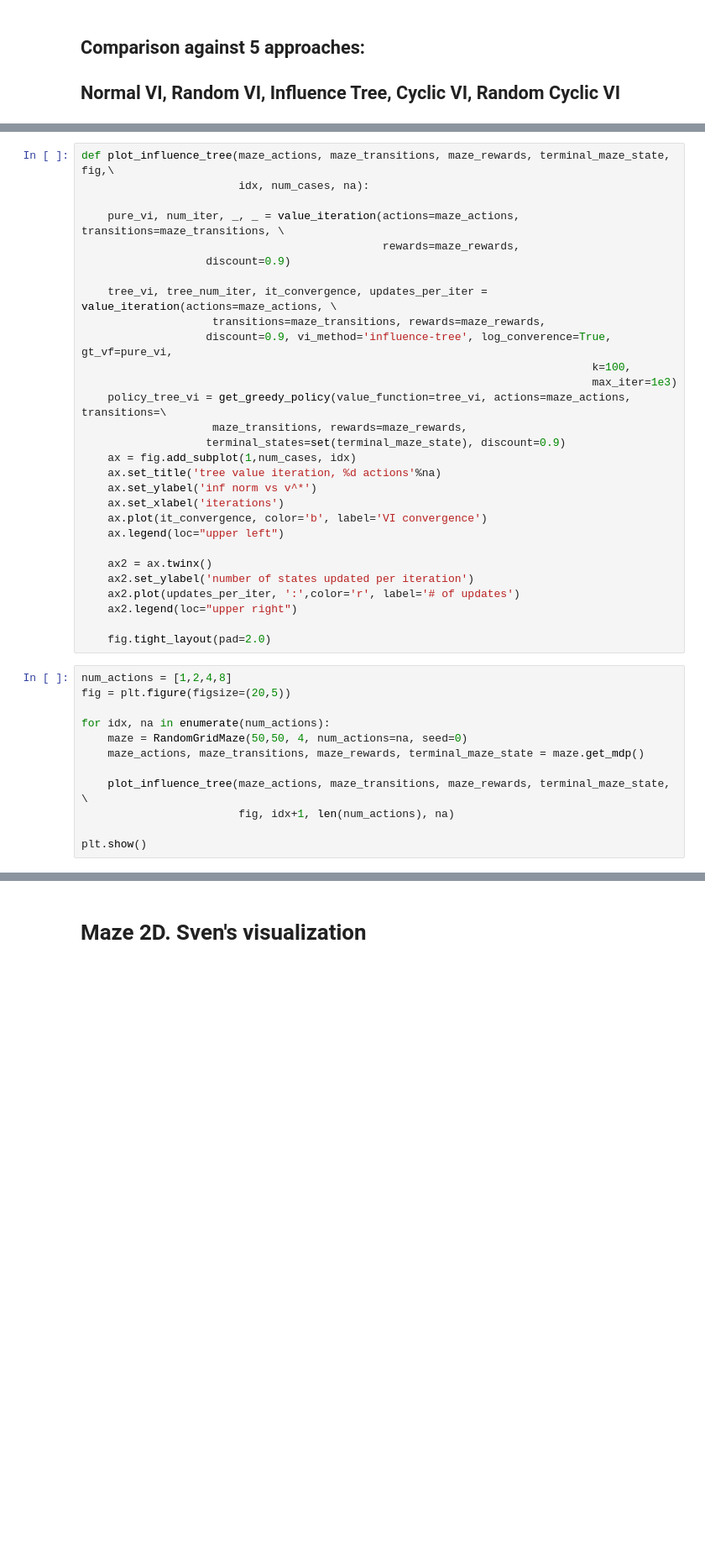
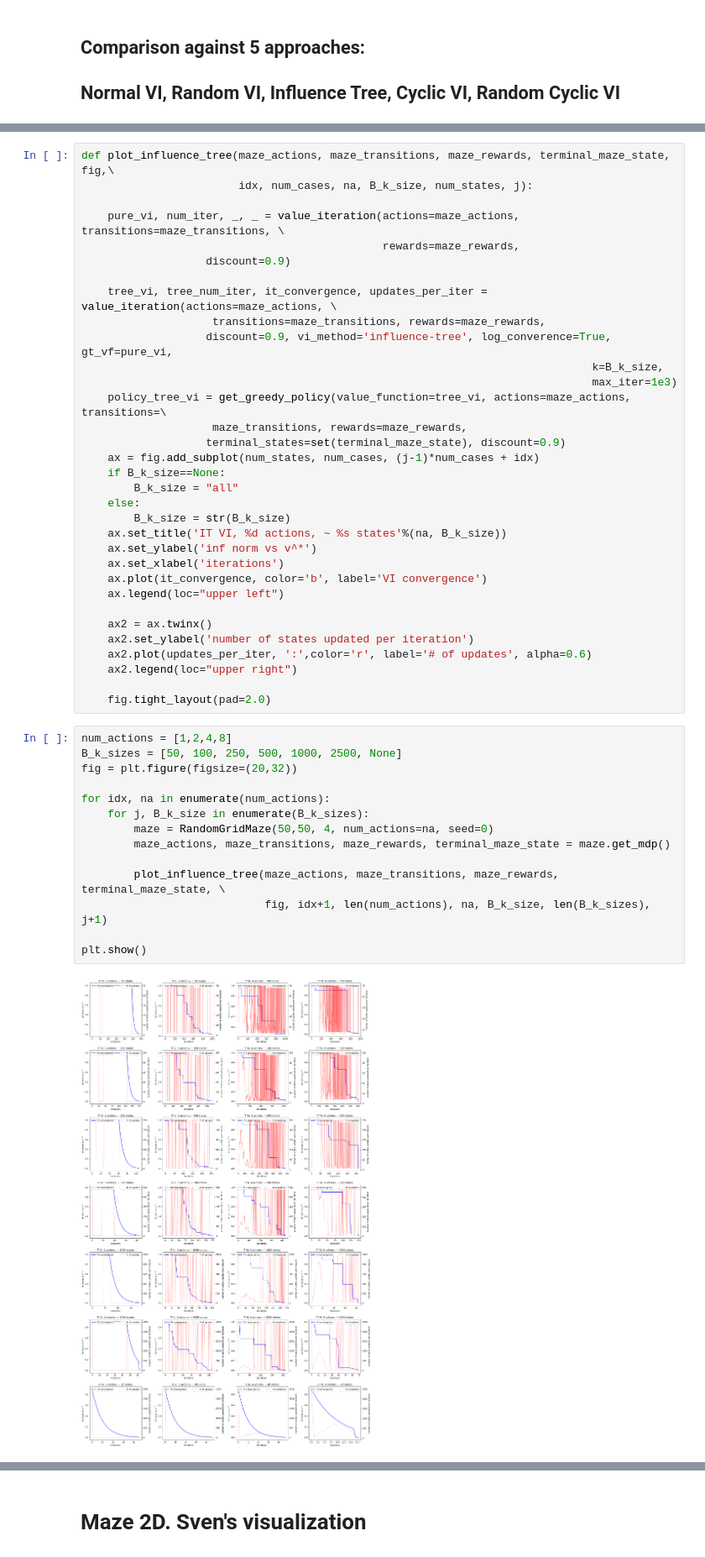
Before and after one commit to sven-lerner/cme_307_project, a Jupyter notebook: vi.ipynb, the cells around one changed output, grey strips where cells are left out. Shown at 84% size. Drawn from its saved outputs; the diff is of its cells as text; blank space fills up the shorter version.

Commit message:
enabled sampling actions for IT + visualizations

```diff
--- a/vi.ipynb
+++ b/vi.ipynb
@@ -166,6 +167,6 @@ plt.show()
 # %%
 def plot_influence_tree(maze_actions, maze_transitions, maze_rewards, terminal_maze_state, fig,\
-                        idx, num_cases, na):
+                        idx, num_cases, na, B_k_size, num_states, j):
 
     pure_vi, num_iter, _, _ = value_iteration(actions=maze_actions, transitions=maze_transitions, \
                                               rewards=maze_rewards,
@@ -174,13 +175,17 @@ def plot_influence_tree(maze_actions, maze_transitions, maze_rewards, terminal_m
     tree_vi, tree_num_iter, it_convergence, updates_per_iter = value_iteration(actions=maze_actions, \
                     transitions=maze_transitions, rewards=maze_rewards,
                    discount=0.9, vi_method='influence-tree', log_converence=True, gt_vf=pure_vi,
-                                                                              k=100,
+                                                                              k=B_k_size,
                                                                               max_iter=1e3)
     policy_tree_vi = get_greedy_policy(value_function=tree_vi, actions=maze_actions, transitions=\
                     maze_transitions, rewards=maze_rewards,
                    terminal_states=set(terminal_maze_state), discount=0.9)
-    ax = fig.add_subplot(1,num_cases, idx)
-    ax.set_title('tree value iteration, %d actions'%na)
+    ax = fig.add_subplot(num_states, num_cases, (j-1)*num_cases + idx)
+    if B_k_size==None:
+        B_k_size = "all"
+    else:
+        B_k_size = str(B_k_size)
+    ax.set_title('IT VI, %d actions, ~ %s states'%(na, B_k_size))
     ax.set_ylabel('inf norm vs v^*')
     ax.set_xlabel('iterations')
     ax.plot(it_convergence, color='b', label='VI convergence')
@@ -188,19 +193,23 @@ def plot_influence_tree(maze_actions, maze_transitions, maze_rewards, terminal_m
 
     ax2 = ax.twinx()
     ax2.set_ylabel('number of states updated per iteration')
-    ax2.plot(updates_per_iter, ':',color='r', label='# of updates')
+    ax2.plot(updates_per_iter, ':',color='r', label='# of updates', alpha=0.6)
     ax2.legend(loc="upper right")
 
     fig.tight_layout(pad=2.0)
 # %%
 num_actions = [1,2,4,8]
-fig = plt.figure(figsize=(20,5))
+B_k_sizes = [50, 100, 250, 500, 1000, 2500, None]
+fig = plt.figure(figsize=(20,32))
 
 for idx, na in enumerate(num_actions):
-    maze = RandomGridMaze(50,50, 4, num_actions=na, seed=0)
-    maze_actions, maze_transitions, maze_rewards, terminal_maze_state = maze.get_mdp()
+    for j, B_k_size in enumerate(B_k_sizes):
+        maze = RandomGridMaze(50,50, 4, num_actions=na, seed=0)
+        maze_actions, maze_transitions, maze_rewards, terminal_maze_state = maze.get_mdp()
 
-    plot_influence_tree(maze_actions, maze_transitions, maze_rewards, terminal_maze_state, \
-                        fig, idx+1, len(num_actions), na)
+        plot_influence_tree(maze_actions, maze_transitions, maze_rewards, terminal_maze_state, \
+                            fig, idx+1, len(num_actions), na, B_k_size, len(B_k_sizes), j+1)
 
 plt.show()
+# %% [output]
+[figure, added]
```
Also changed, not shown: parts of 8 cells of this notebook, 1 other file.
